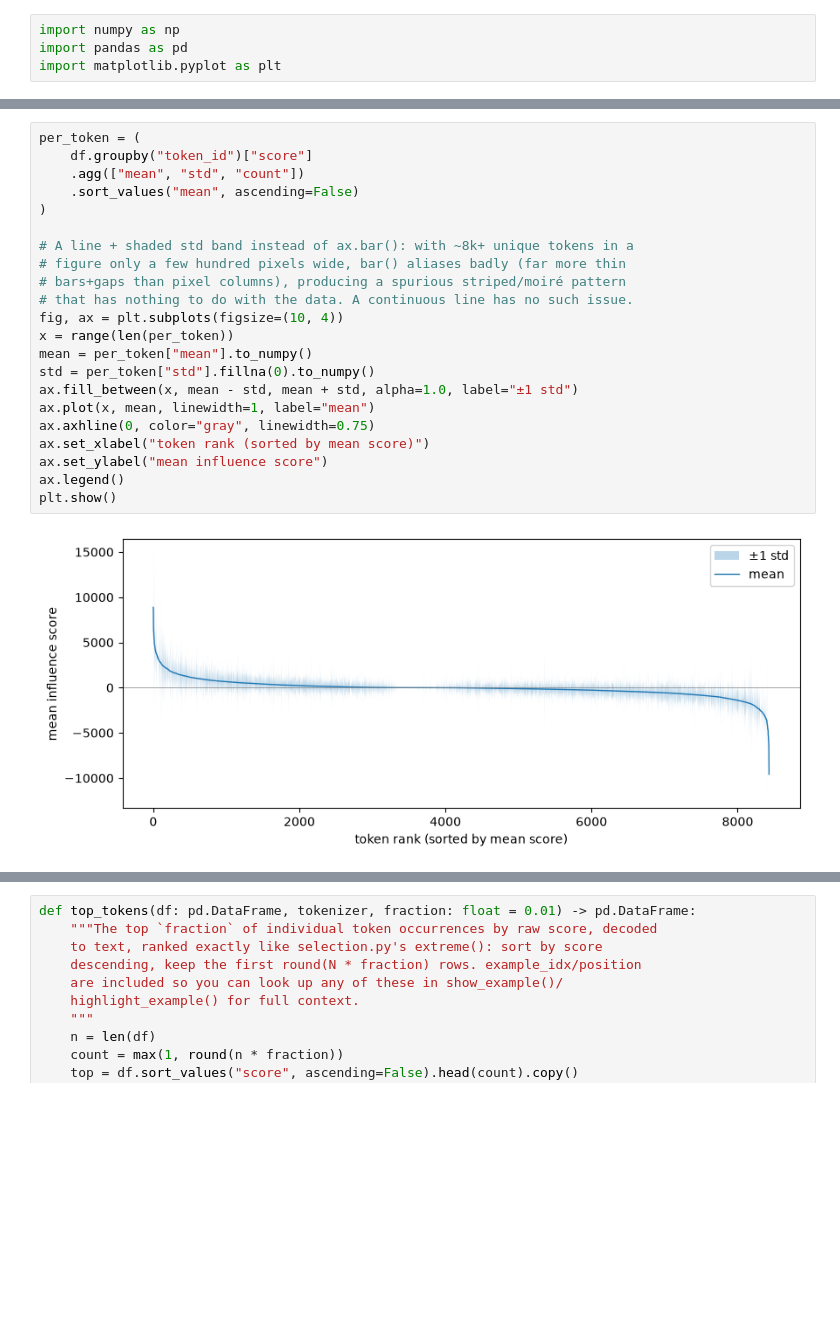
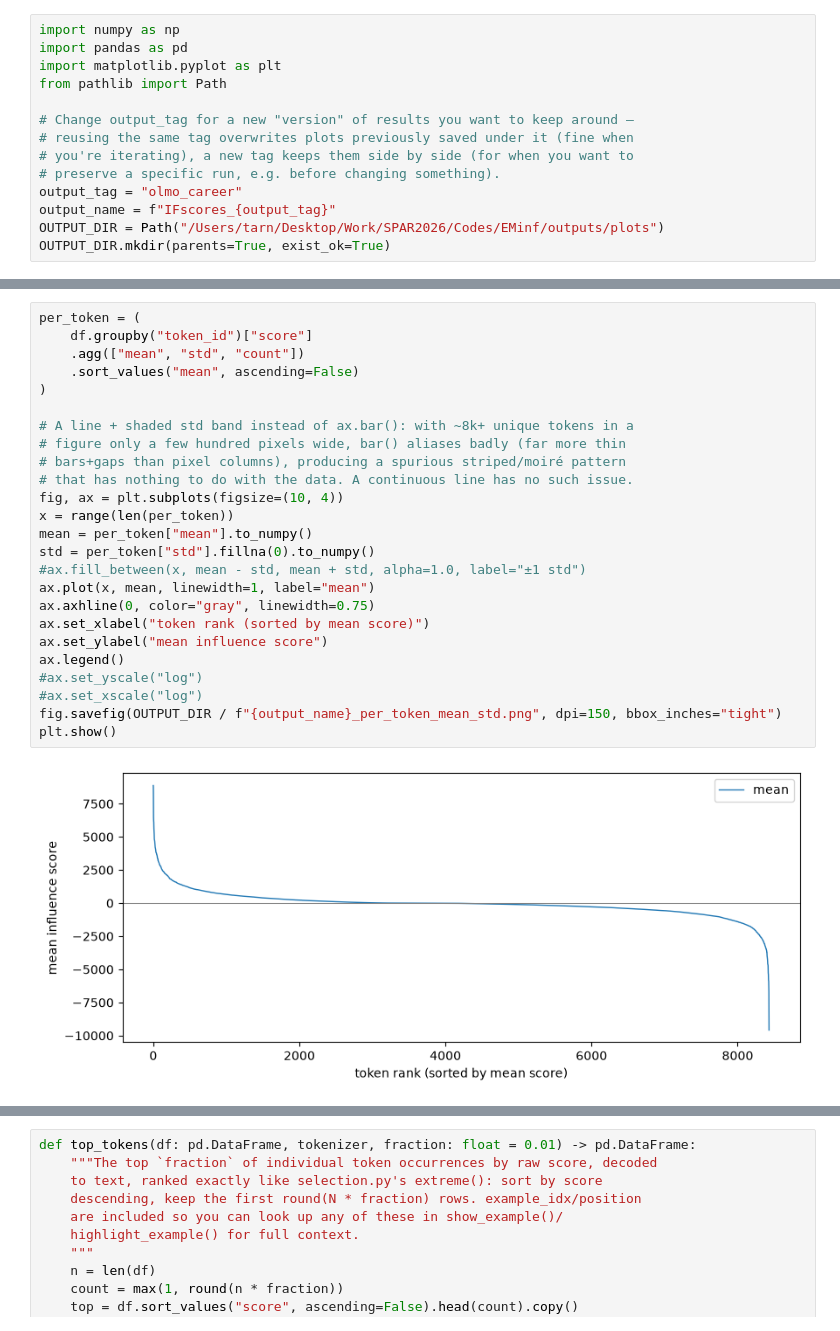
Before and after one commit to tomingebretsencarlson/em_influence, a Jupyter notebook: em_influence/notebooks/tokenIFscores.ipynb, the cells around one changed output, grey strips where cells are left out. Cells and saved outputs as stored; diff of their text form; blank space fills up the shorter version.

Commit message:
Plotting distributions of IF scores.

```diff
--- a/em_influence/notebooks/tokenIFscores.ipynb
+++ b/em_influence/notebooks/tokenIFscores.ipynb
@@ -2,6 +2,16 @@
 import numpy as np
 import pandas as pd
 import matplotlib.pyplot as plt
+from pathlib import Path
+
+# Change output_tag for a new "version" of results you want to keep around —
+# reusing the same tag overwrites plots previously saved under it (fine when
+# you're iterating), a new tag keeps them side by side (for when you want to
+# preserve a specific run, e.g. before changing something).
+output_tag = "olmo_career"
+output_name = f"IFscores_{output_tag}"
+OUTPUT_DIR = Path("/Users/tarn/Desktop/Work/SPAR2026/Codes/EMinf/outputs/plots")
+OUTPUT_DIR.mkdir(parents=True, exist_ok=True)
 # %%
 d = np.load("/Users/tarn/Desktop/Work/SPAR2026/Codes/EMinf/scped_IFS/token_scores_olmo_career.npz")
 df = pd.DataFrame({k: d[k] for k in d.files})
@@ -12,24 +167,27 @@ df["score"].hist(bins=50)
 # %%
 per_token = (
     df.groupby("token_id")["score"]
     .agg(["mean", "std", "count"])
     .sort_values("mean", ascending=False)
 )
 
 # A line + shaded std band instead of ax.bar(): with ~8k+ unique tokens in a
 # figure only a few hundred pixels wide, bar() aliases badly (far more thin
 # bars+gaps than pixel columns), producing a spurious striped/moiré pattern
 # that has nothing to do with the data. A continuous line has no such issue.
 fig, ax = plt.subplots(figsize=(10, 4))
 x = range(len(per_token))
 mean = per_token["mean"].to_numpy()
 std = per_token["std"].fillna(0).to_numpy()
-ax.fill_between(x, mean - std, mean + std, alpha=1.0, label="±1 std")
+#ax.fill_between(x, mean - std, mean + std, alpha=1.0, label="±1 std")
 ax.plot(x, mean, linewidth=1, label="mean")
 ax.axhline(0, color="gray", linewidth=0.75)
 ax.set_xlabel("token rank (sorted by mean score)")
 ax.set_ylabel("mean influence score")
 ax.legend()
+#ax.set_yscale("log")
+#ax.set_xscale("log")
+fig.savefig(OUTPUT_DIR / f"{output_name}_per_token_mean_std.png", dpi=150, bbox_inches="tight")
 plt.show()
 # %% [output]
-[figure, old version]
+[figure, new version]
```
Also changed, not shown: parts of 14 cells of this notebook, 1 other file.
